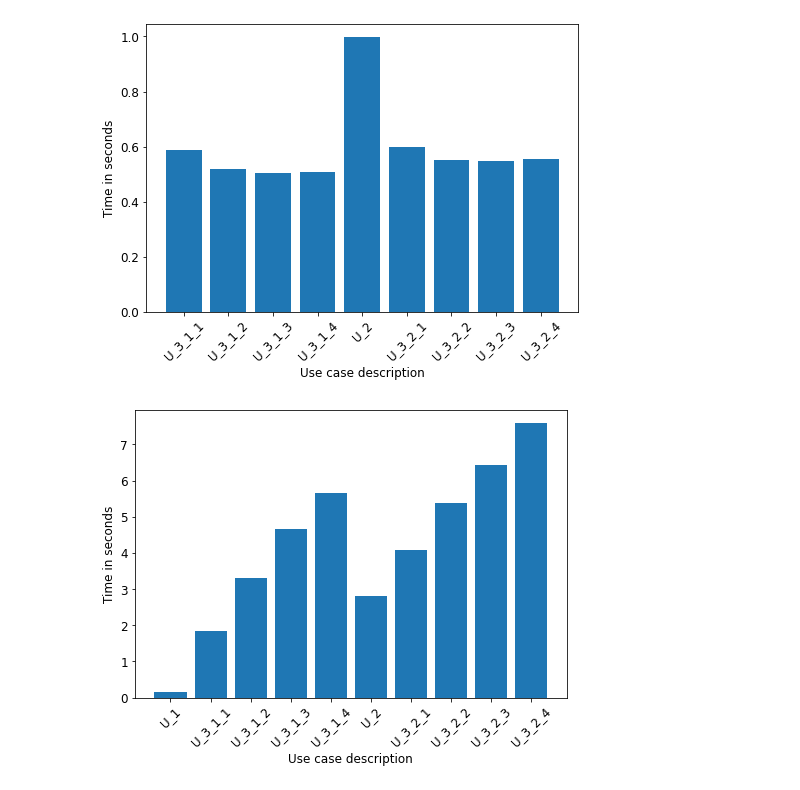
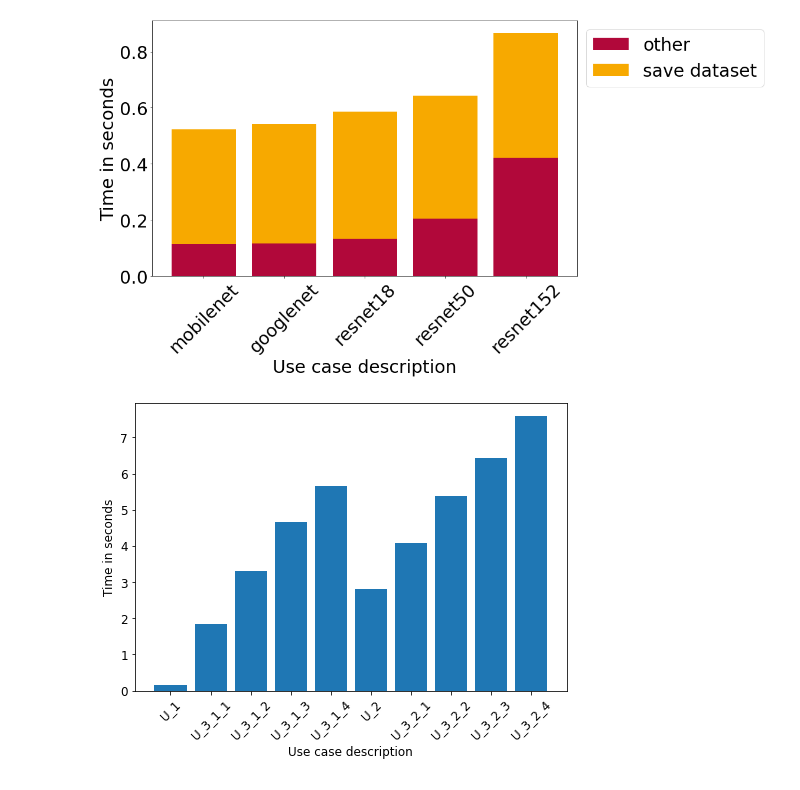
Before and after one commit to slin96/master-thesis, a Jupyter notebook: experiments/plots/provenance_save_recover_time.ipynb, the cells around one changed output. Cells and saved outputs as stored; diff of their text form; code cells hidden in the pictures.

```diff
--- a/experiments/plots/provenance_save_recover_time.ipynb
+++ b/experiments/plots/provenance_save_recover_time.ipynb
@@ -114,4 +113,0 @@ plot_median_high_level_save_time(data, y_min_max=[0, 3],
-# %%
-data = filter_meta(times, model=RESNET_50, approach=PROVENANCE, snapshot_type=FINE_TUNED, snapshot_dist=FOOD)
-plot_median_high_level_save_time(data, y_min_max=[0, 3],
-                                 save_path='./saved-plots/comparisons/prov-resnet50-save-time-finetuned-food')
@@ -120,4 +113,0 @@ plot_median_high_level_save_time(data, y_min_max=[0, 3],
-# %%
-data = filter_meta(times, model=MOBILENET, approach=PROVENANCE, snapshot_type=FINE_TUNED, snapshot_dist=OUTDOOR)
-plot_median_high_level_save_time(data, y_min_max=[0, 3],
-                                 save_path='./saved-plots/comparisons/prov-mobilenet-save-time-finetuned-outdoor')
@@ -126,4 +113,0 @@ plot_median_high_level_save_time(data, y_min_max=[0, 3],
-# %%
-data = filter_meta(times, model=RESNET_50, approach=PROVENANCE, snapshot_type=FINE_TUNED, snapshot_dist=OUTDOOR)
-plot_median_high_level_save_time(data, y_min_max=[0, 3],
-                                 save_path='./saved-plots/comparisons/prov-resnet50-save-time-finetuned-outdoor')
@@ -132,9 +114,20 @@ plot_median_high_level_save_time(data, y_min_max=[0, 3],
-# %%
-data = filter_meta(times, model=RESNET_50, approach=PROVENANCE, snapshot_type=FINE_TUNED, snapshot_dist=OUTDOOR)
-plot_median_high_level_save_time(data, save_path='./saved-plots/comparisons/prov-resnet50-save-time-finetuned-outdoor-withu2',
-                                 ignore_use_cases=[U_1])
-# %% [output]
-[figure, removed]
+# %%
+#################################
+# All U_3_1_1 save times
+#################################
+models = [MOBILENET, GOOGLENET, RESNET_18, RESNET_50, RESNET_152]
+u2_save_times = OrderedDict()
+for m in models:
+    data = filter_meta(times, model=m, approach=PROVENANCE, snapshot_type=VERSION, snapshot_dist=FOOD)
+    median_detailed_save = median_detailed_save_times(data)
+
+    u2_save_times[m] = median_detailed_save['U_3_1_1']
+
+plot_median_detailed_save_times(u2_save_times, _rearrange_u2=False,
+                                   save_path='./saved-plots/provenance/detailed-recover_times_per_model-food'
+                                   )
+# %% [output]
+[figure, added]
 # %%
 # PROVENANCE APPROACH RECOVER TIME
 # %%
```
Also changed, not shown: parts of 19 cells of this notebook.
